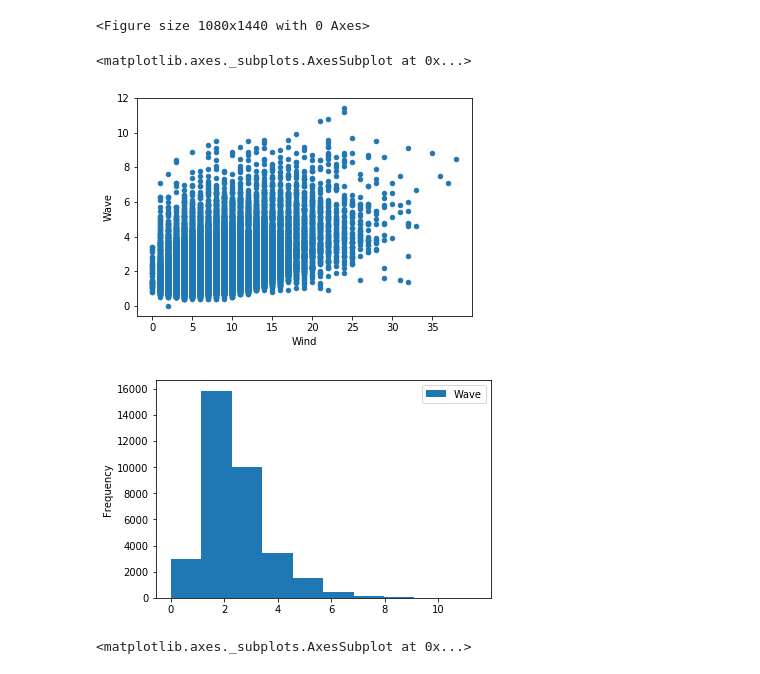
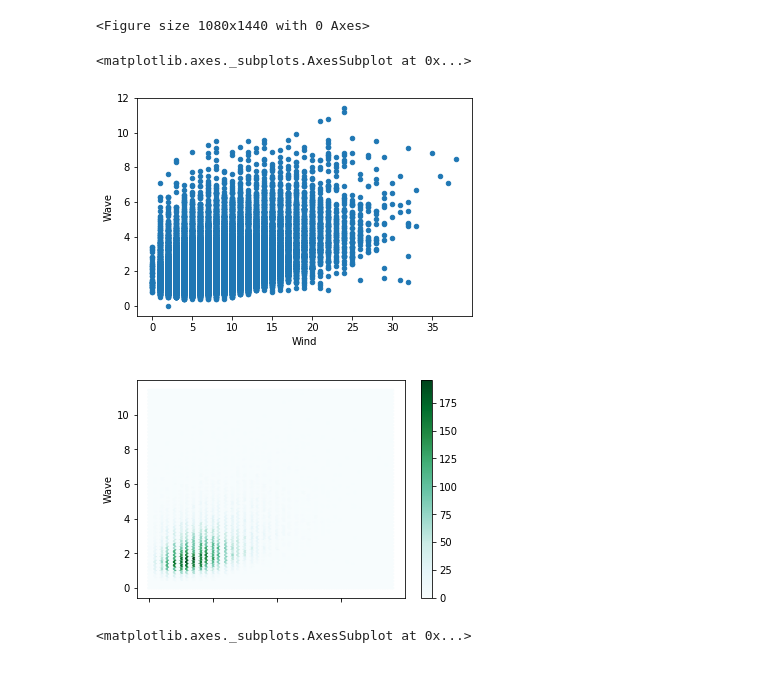
Before and after one commit to Leixb/B7_PE_WaveWind, a Jupyter notebook: notebook.ipynb, the cells around one changed output. Saved outputs shown, nothing was run; the diff lists cells and outputs as text; code cells hidden in the pictures.

```diff
--- a/notebook.ipynb
+++ b/notebook.ipynb
@@ -75,11 +75,11 @@ nazare.plot(y='mean Wind', style='.')
 <Figure size 1080x1440 with 0 Axes>
 # %%
 nazare.plot.scatter(x='Wind', y='Wave', style='.')
-nazare.plot.hist(x='Wind', y='Wave')
+nazare.plot.hexbin(x='Wind', y='Wave')
 # %% [output]
 <matplotlib.axes._subplots.AxesSubplot at 0x...>
 [figure]
-[figure, old version]
+[figure, new version]
 # %%
 jaws['mean Wind'] = jaws['Wind Speed (knots)'].mean(axis=1)
 jaws['mean Wave'] = jaws['Wave (m)'].mean(axis=1)
```
Also changed, not shown: 1 other file.
